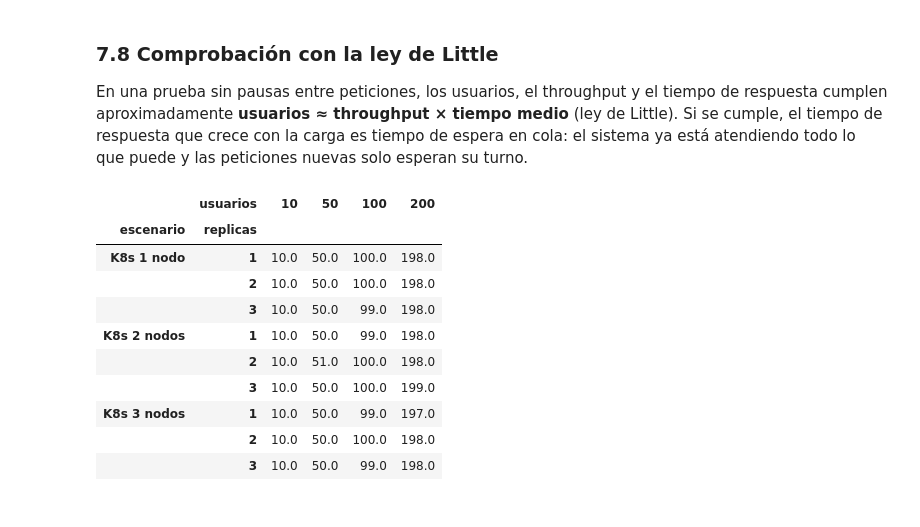
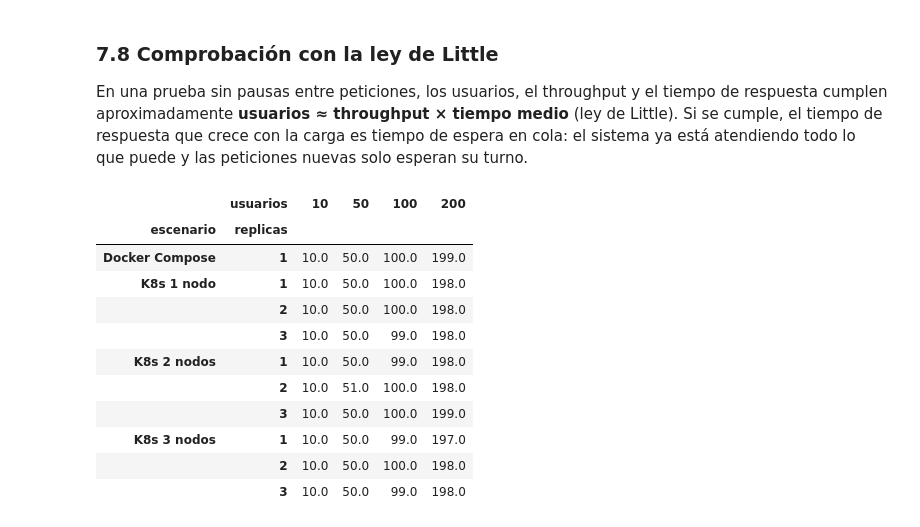
Before and after one commit to jha1rs/proyecto-soft3, a Jupyter notebook: notebook/analisis.ipynb, the cells around one changed output. Cells and saved outputs as stored; diff of their text form; code cells hidden in the pictures.

```diff
--- a/notebook/analisis.ipynb
+++ b/notebook/analisis.ipynb
@@ -624,13 +654,13 @@ plt.show()
 En una prueba sin pausas entre peticiones, los usuarios, el throughput y el tiempo de respuesta cumplen aproximadamente **usuarios ≈ throughput × tiempo medio** (ley de Little). Si se cumple, el tiempo de respuesta que crece con la carga es tiempo de espera en cola: el sistema ya está atendiendo todo lo que puede y las peticiones nuevas solo esperan su turno.
 # %%
 little = resumen.reset_index()
-little = little[little.escenario != "Docker Compose"]
 little["usuarios_estimados"] = little.throughput * little.t_medio / 1000
 display(little.pivot_table(index=["escenario", "replicas"], columns="usuarios",
                            values="usuarios_estimados", observed=True).round(0))
 # %% [output]
 |  | usuarios | 10 | 50 | 100 | 200 |
 | escenario | replicas |  |  |  |  |
+| Docker Compose | 1 | 10.0 | 50.0 | 100.0 | 199.0 |
 | K8s 1 nodo | 1 | 10.0 | 50.0 | 100.0 | 198.0 |
 |  | 2 | 10.0 | 50.0 | 100.0 | 198.0 |
 |  | 3 | 10.0 | 50.0 | 99.0 | 198.0 |
```
Also changed, not shown: parts of 15 cells of this notebook.
